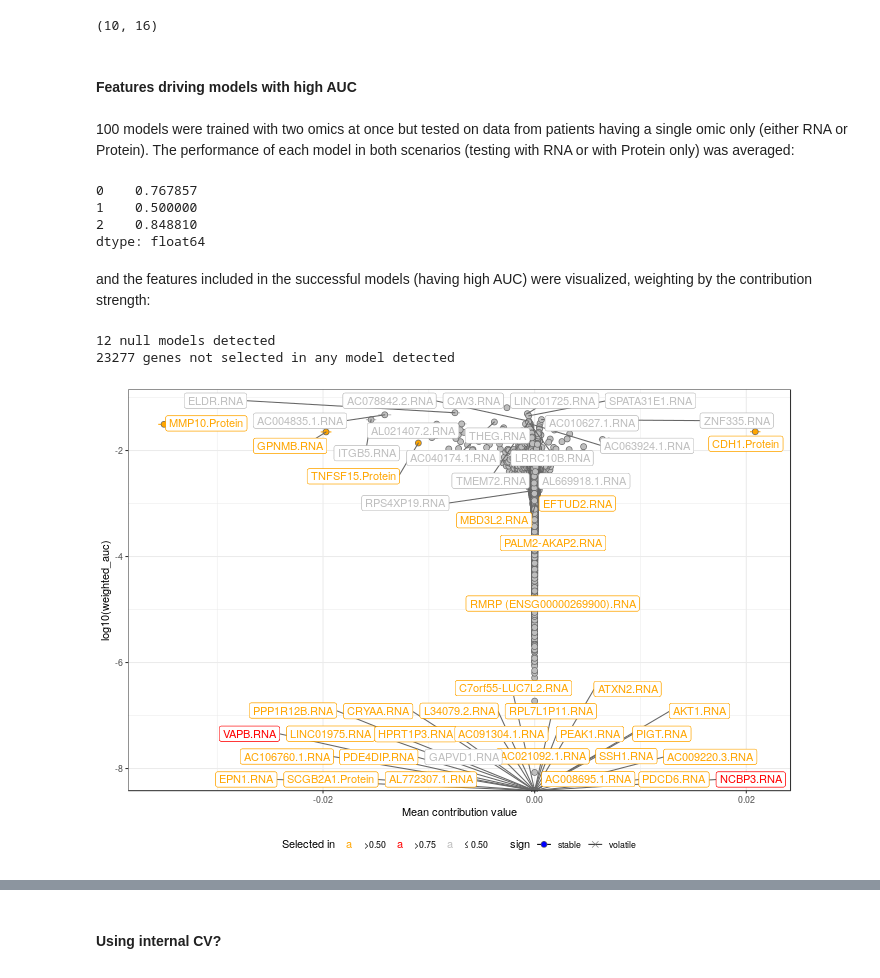
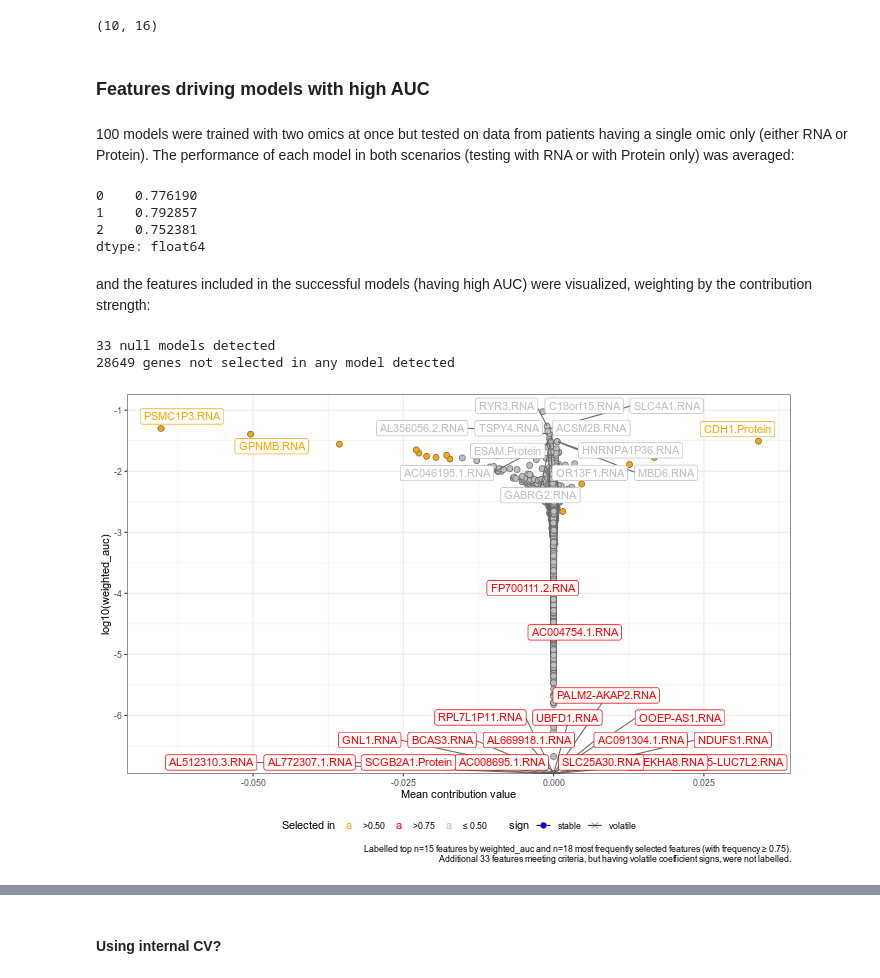
Before and after one commit to krassowski/meningitis-integration, a Jupyter notebook: analyses/integration/Logistic_LASSO-B-concatenated.ipynb, the cells around one changed output, grey strips where cells are left out. Saved outputs shown, nothing was run; the diff lists cells and outputs as text; code cells hidden in the pictures.

```diff
--- a/analyses/integration/Logistic_LASSO-B-concatenated.ipynb
+++ b/analyses/integration/Logistic_LASSO-B-concatenated.ipynb
@@ -101,6 +100,9 @@ def create_lasso_pipeline(omic, smallest_group_n, outliers, subset=None, verbose
     )
 # %% [markdown]
 # B) Concatenated omics logistic LASSO
+# %%
+CV_REPEATS_DEMONSTRATIONS = 20
+CV_REPEATS_FINAL_MODEL = 100
 # %%
 concatenated = pd.concat([
     raw_rna_matrix.T.add_suffix('.RNA').T,
@@ -274,8 +278,8 @@ test_data = None
 concat_intersect_lasso = cross_validate(
     lasso_pipeline_concat_intersect,
     train_data,
-    test_data=test_data,
-    n=100,
+    test_data=None,
+    n=CV_REPEATS_FINAL_MODEL,
     coefficients={'combined': 'coef_'},
     verbose=T,
     stratify=T,
@@ -366,16 +366,16 @@ len(test_rna.blocks['RNA']), len(test_protein.blocks['Protein'])
 # %% [output]
 (10, 16)
 # %% [markdown]
-#### Features driving models with high AUC
+### Features driving models with high AUC
 # %% [markdown]
 100 models were trained with two omics at once but tested on data from patients having a single omic only (either RNA or Protein). The performance of each model in both scenarios (testing with RNA or with Protein only) was averaged:
 # %%
 average_auc = (Series(protein_test_result_sub.cv_auc) + Series(rna_test_result_sub.cv_auc)) / 2
 average_auc.head(3)
 # %% [output]
-0    0.767857
-1    0.500000
-2    0.848810
+0    0.776190
+1    0.792857
+2    0.752381
 dtype: float64
 # %% [markdown]
 and the features included in the successful models (having high AUC) were visualized, weighting by the contribution strength:
@@ -383,17 +383,17 @@ and the features included in the successful models (having high AUC) were visual
 concat_intersect_lasso.cross_validation.contributions.combined.add_weighted_auc(average_auc)
 concat_intersect_lasso_contribs = concat_intersect_lasso.cross_validation.contributions.combined.data
 # %% [output]
-12 null models detected
-23277 genes not selected in any model detected
+33 null models detected
+28649 genes not selected in any model detected
 # %%
 %%R -w 700 -i concat_intersect_lasso_contribs
 coefficients_volcano_plot(
     concat_intersect_lasso_contribs,
     n=15, p_value='weighted_auc', neg=F, point_color='grey40',
-    highlight_frequent=0.5
+    highlight_frequent=0.75
 ) + ylab('Mean contribution value')
 # %% [output]
-[figure, old version]
+[figure, new version]
 # %% [markdown]
 On the bottom there are gene products frequently selected by the "bad" models. On the top there are gene products frequently selected in the "good" models and the gene products being the best contributors of the "good models" even if selected rarely.
 
```
Also changed, not shown: parts of 30 cells of this notebook, 2 other files.
